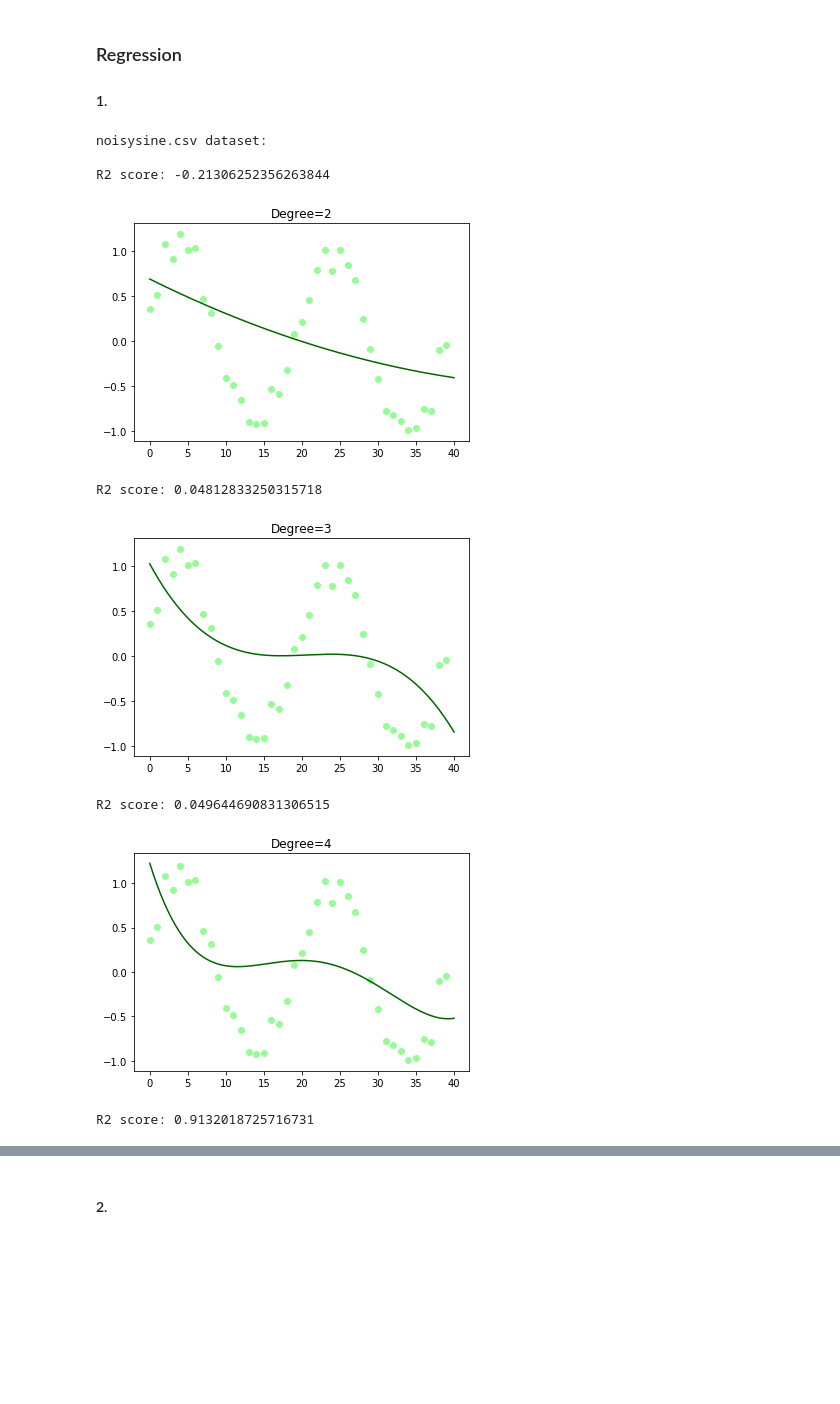
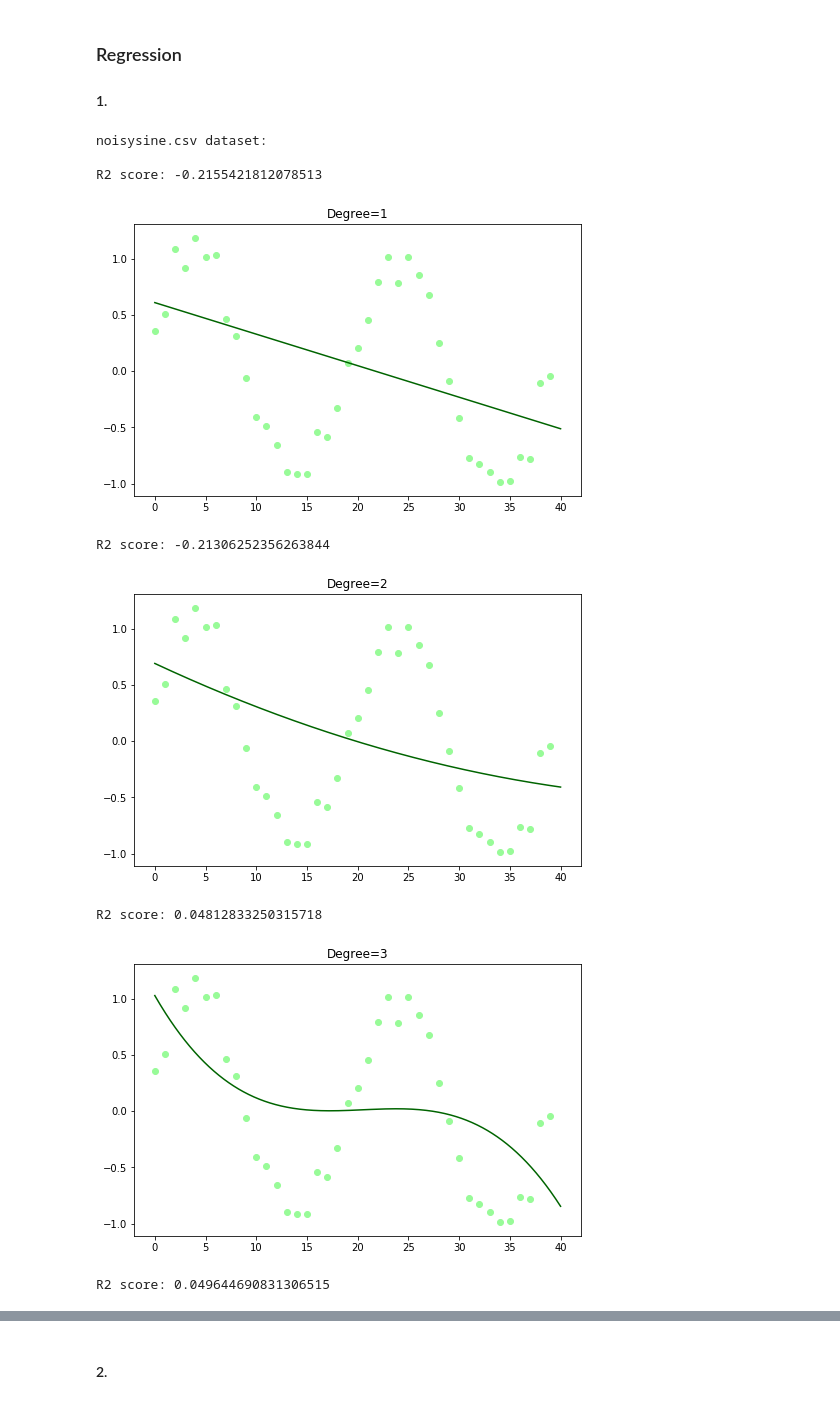
Before and after one commit to aliscafo/ml-2019, a Jupyter notebook: hw4/hw4.ipynb, the cells around one changed output, grey strips where cells are left out. Saved outputs shown, nothing was run; the diff lists cells and outputs as text; code cells hidden in the pictures; blank space fills up the shorter version.

```diff
--- a/hw4/hw4.ipynb
+++ b/hw4/hw4.ipynb
@@ -57,32 +57,32 @@ def regression(x, y, degree):
 # %%
 import matplotlib.pyplot as plt
 
 x, y = get_dataset(noisysine_csv)
 
-degrees = [i for i in range(2, 6)]
+degrees = [i for i in range(1, 6)]
 
 print("noisysine.csv dataset:\n")
 
 for degree in degrees:
     h, score = regression(x, y, degree)
 
     print("R2 score: " + str(score))
 
     xfit = np.linspace(0, 40, 1000)
     yfit = h(xfit[:, np.newaxis])
 
     plt.scatter(x, y, color="palegreen")
     plt.plot(xfit, yfit, color="darkgreen")
     plt.title("Degree=" + str(degree))
 
     plt.show()
 # %% [output]
 noisysine.csv dataset:
 
-R2 score: -0.21306252356263844
+R2 score: -0.2155421812078513
-[figure, old version]
+[figure, new version]
-R2 score: 0.04812833250315718
+R2 score: -0.21306252356263844
-[figure, old version]
+[figure, new version]
-R2 score: 0.049644690831306515
+R2 score: 0.04812833250315718
-[figure, old version]
+[figure, new version]
-R2 score: 0.9132018725716731
+R2 score: 0.049644690831306515
```
Also changed, not shown: parts of 6 cells of this notebook, 1 other file.
